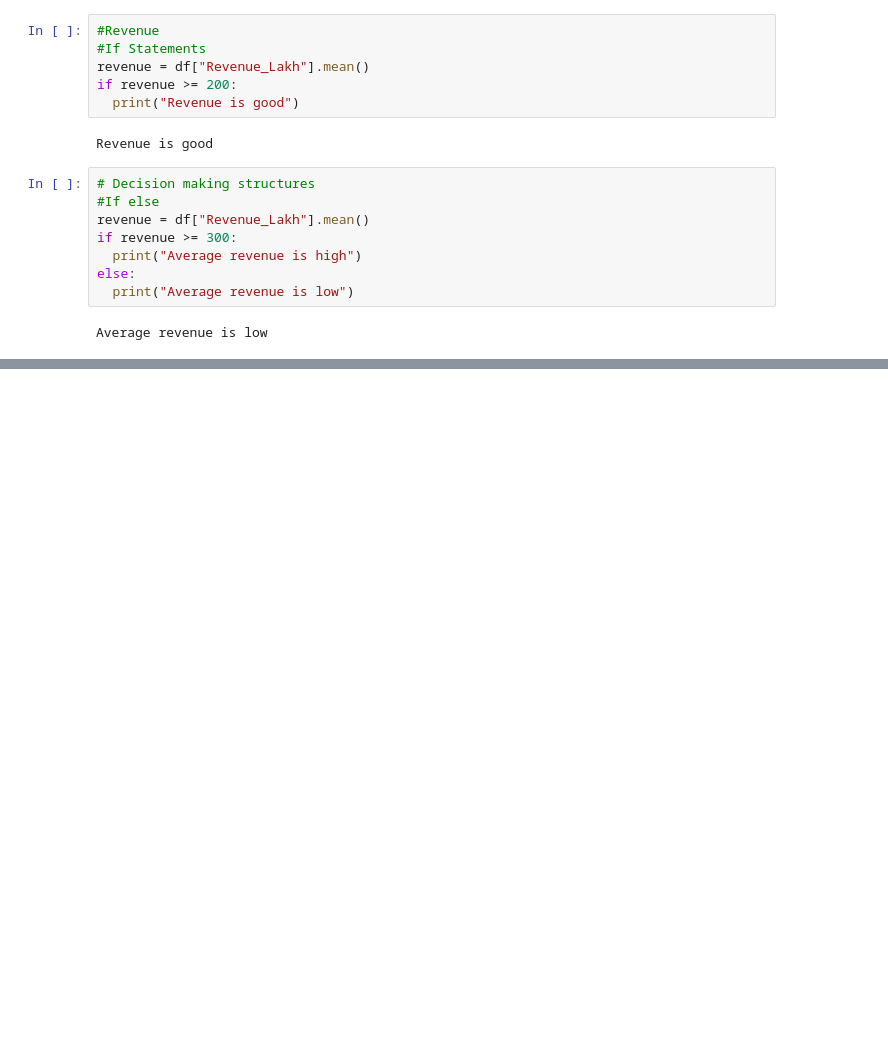
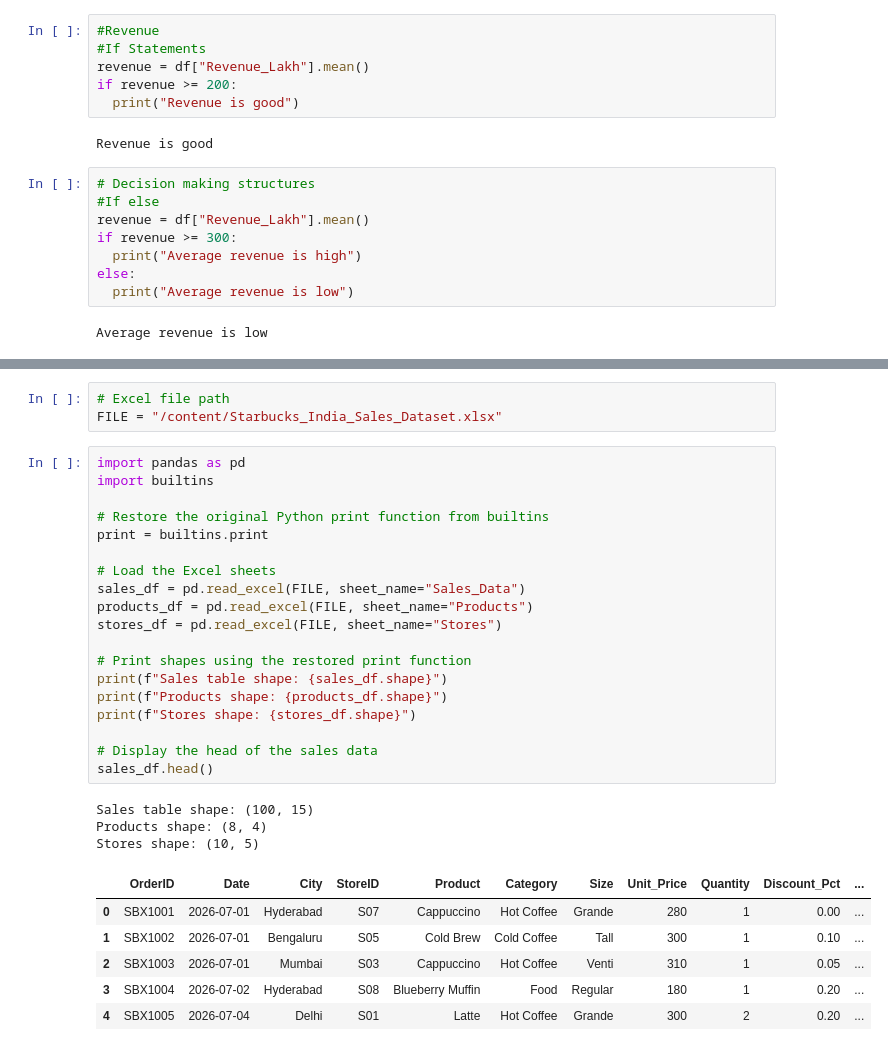
Before and after one commit to 28-nehapatel-byte/Lecture--2, a Jupyter notebook: Lectures_of_DAM.ipynb, the cells around one changed output, grey strips where cells are left out. Cells and saved outputs as stored; diff of their text form; blank space fills up the shorter version.

```diff
--- a/Lectures_of_DAM.ipynb
+++ b/Lectures_of_DAM.ipynb
@@ -217,0 +331,32 @@ Average revenue is low
+# %%
+# Excel file path
+FILE = "/content/Starbucks_India_Sales_Dataset.xlsx"
+# %%
+import pandas as pd
+import builtins
+
+# Restore the original Python print function from builtins
+print = builtins.print
+
+# Load the Excel sheets
+sales_df = pd.read_excel(FILE, sheet_name="Sales_Data")
+products_df = pd.read_excel(FILE, sheet_name="Products")
+stores_df = pd.read_excel(FILE, sheet_name="Stores")
+
+# Print shapes using the restored print function
+print(f"Sales table shape: {sales_df.shape}")
+print(f"Products shape: {products_df.shape}")
+print(f"Stores shape: {stores_df.shape}")
+
+# Display the head of the sales data
+sales_df.head()
+# %% [output]
+Sales table shape: (100, 15)
+Products shape: (8, 4)
+Stores shape: (10, 5)
+|  | OrderID | Date | City | StoreID | Product | Category | Size | Unit_Price | Quantity | Discount_Pct | ... |
+| 0 | SBX1001 | 2026-07-01 | Hyderabad | S07 | Cappuccino | Hot Coffee | Grande | 280 | 1 | 0.00 | ... |
+| 1 | SBX1002 | 2026-07-01 | Bengaluru | S05 | Cold Brew | Cold Coffee | Tall | 300 | 1 | 0.10 | ... |
+| 2 | SBX1003 | 2026-07-01 | Mumbai | S03 | Cappuccino | Hot Coffee | Venti | 310 | 1 | 0.05 | ... |
+| 3 | SBX1004 | 2026-07-02 | Hyderabad | S08 | Blueberry Muffin | Food | Regular | 180 | 1 | 0.20 | ... |
+| 4 | SBX1005 | 2026-07-04 | Delhi | S01 | Latte | Hot Coffee | Grande | 300 | 2 | 0.20 | ... |
```
Also changed, not shown: parts of 21 cells of this notebook.
